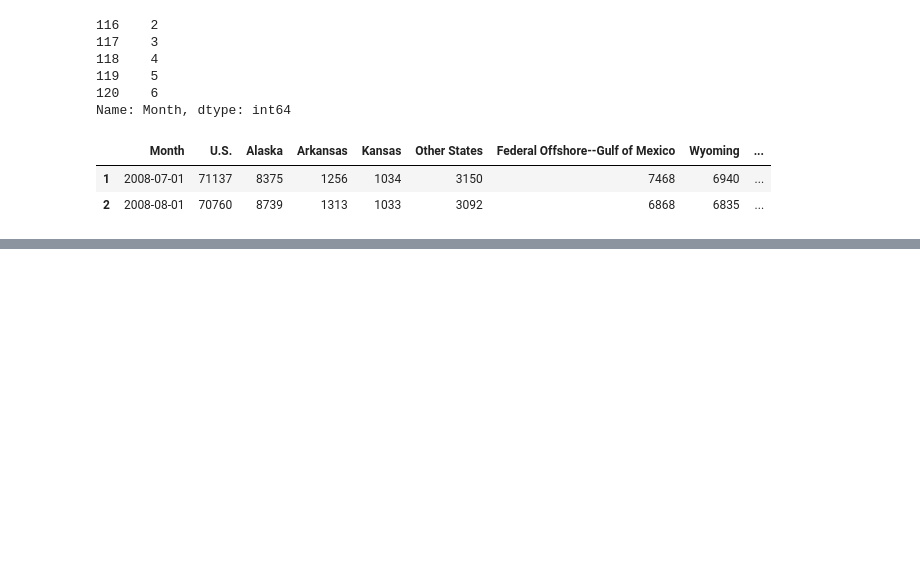
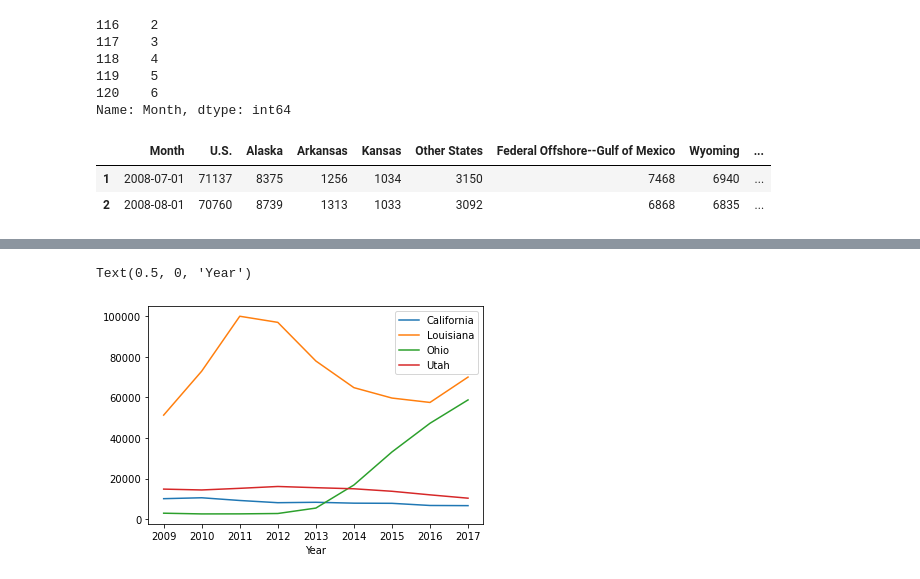
Before and after one commit to guang-zh/python, a Jupyter notebook: le-wagon-exercises/us-oil-and-gas-production/Exercise.ipynb, the cells around one changed output, grey strips where cells are left out. Cells and saved outputs as stored; diff of their text form; code cells hidden in the pictures; blank space fills up the shorter version.

```diff
--- a/le-wagon-exercises/us-oil-and-gas-production/Exercise.ipynb
+++ b/le-wagon-exercises/us-oil-and-gas-production/Exercise.ipynb
@@ -92,0 +152,6 @@ gas_df[1:3]
+# %%
+plot=full_yearly_gas_df.filter(items=['California','Louisiana','Ohio','Utah']).plot()
+plot.set_xlabel("Year")
+# %% [output]
+Text(0.5, 0, 'Year')
+[figure, added]
```
Also changed, not shown: parts of 17 cells of this notebook, 5 other files.
